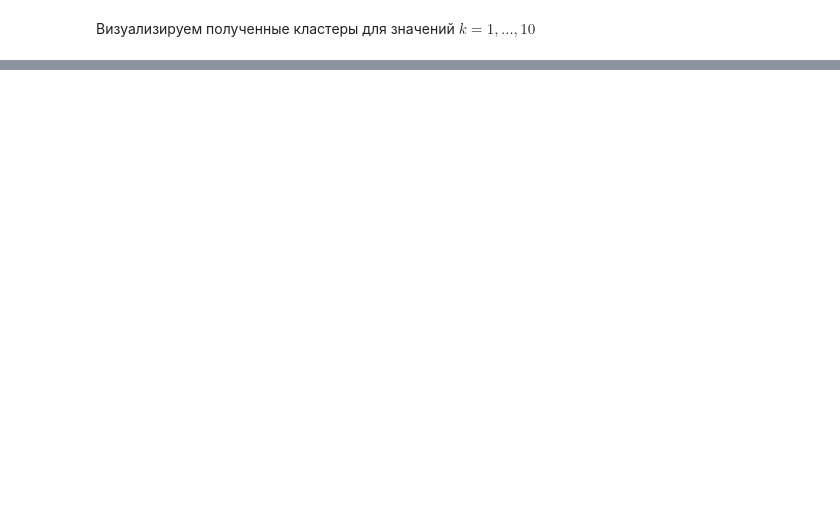
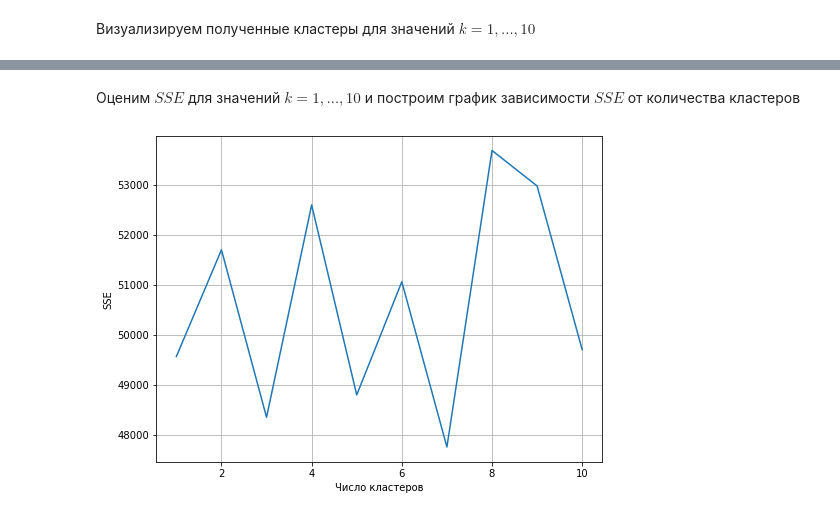
Before and after one commit to aicherepanov-taski/k-means-clustering, a Jupyter notebook: k_means_1.ipynb, the cells around one changed output, grey strips where cells are left out. Saved outputs shown, nothing was run; the diff lists cells and outputs as text; code cells hidden in the pictures; blank space fills up the shorter version.

```diff
--- a/k_means_1.ipynb
+++ b/k_means_1.ipynb
@@ -122,0 +148,19 @@ plt.show()
+# %% [markdown]
+Оценим $SSE$ для значений $k = 1, \ldots, 10$ и построим график зависимости $SSE$ от количества кластеров
+# %%
+sse_values = []
+
+for i in range(1, 11):
+    km = KMeans(k = k)
+    clusters = km.fit(X)
+    clusters = km.predict(X)
+    sse_values.append(km.SSE(X))
+
+fig, ax = plt.subplots(figsize=(8, 6))
+plt.plot(range(1, 11), sse_values)
+plt.xlabel('Число кластеров')
+plt.ylabel('SSE')
+plt.grid()
+plt.show()
+# %% [output]
+[figure, added]
```
Also changed, not shown: parts of 5 cells of this notebook.
